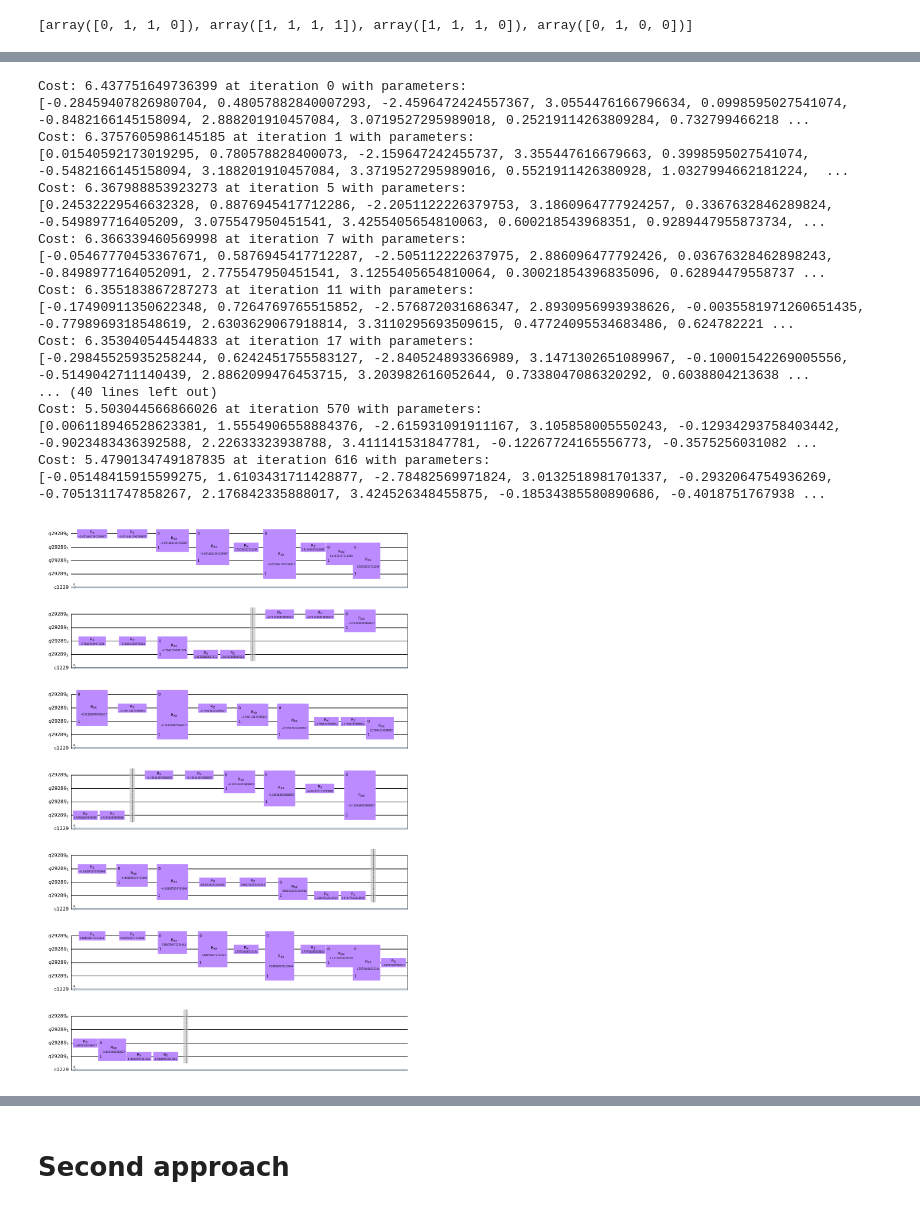
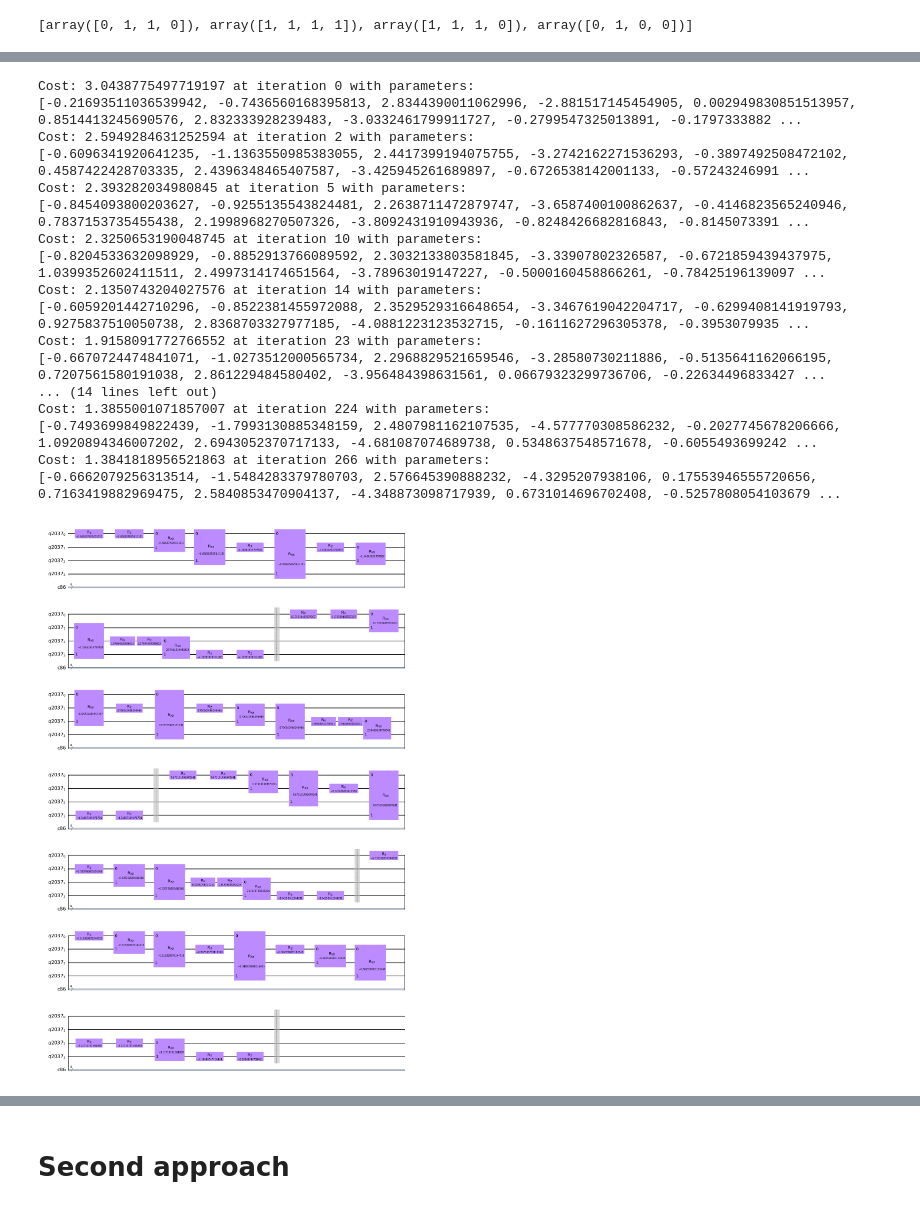
Before and after one commit to melipass/qosf-task, a Jupyter notebook: task2.ipynb, the cells around one changed output, grey strips where cells are left out. Cells and saved outputs as stored; diff of their text form; code cells hidden in the pictures.

```diff
--- a/task2.ipynb
+++ b/task2.ipynb
@@ -137,7 +141,8 @@ def theta_values_generator(layers, qubits):
         for qubit in range(qubits):
             #for i in (-(qubit)/2)*np.random.uniform(-np.pi,np.pi,[1]):
             # The RX(\theta) Qiskit gate divides by 2 so I will skip that
-            for i in -(qubit-0.001)*np.random.uniform(-np.pi,np.pi,[1]):
+            #for i in -(qubit-0.001)*np.random.uniform(-np.pi,np.pi,[1]):
+            for i in -(qubit)*np.random.uniform(-np.pi,np.pi,[1]):
                 if i < 3.14 and i > -3.14:
                     parameters.append(i)
                 elif i > 0:
@@ -188,12 +193,9 @@ print(calculated_cost)
 # %%
-def new_cost_function(qubits, epsilon, random_states, counts):
+def new_cost_function(qubits, epsilon, random_states, parameters):
     sum_of_ln = 0
-    for counted_state in range(len(counts)):
-        for i in range(qubits):
-            number_string = ''
-            for number in output_states[i]:
-                number_string += str(number)
-            sum_of_ln += np.log(np.maximum(epsilon, counts[counted_state].get(number_string, epsilon)/measurements))
+    for i in range(qubits):
+        counted_state = get_counts_for_state(random_states[i], parameters)
+        sum_of_ln += np.log(np.maximum(epsilon, counted_state.get(str(output_states[i]), epsilon)/measurements))
     result = (-1/qubits)*sum_of_ln
     return result
 
@@ -286,63 +269,59 @@ def my_optimizer(current_parameters, delta, iterations, epsilon, best_cost):
         for j in range(qubits*layers):
             if better == 1:
                 new_generated_parameters.append(generated_parameters[-1][j] + delta)
             elif better == 0:
                 new_generated_parameters.append(generated_parameters[-1][j] - delta)
             else:
                 new_generated_parameters.append(generated_parameters[-1][j] + random.uniform(-delta, delta))
-        new_counts = []
-        new_counts.append(get_counts_for_state(random_states[0], new_generated_parameters))
-        new_counts.append(get_counts_for_state(random_states[1], new_generated_parameters))
-        new_counts.append(get_counts_for_state(random_states[2], new_generated_parameters))
-        new_counts.append(get_counts_for_state(random_states[3], new_generated_parameters))
-        new_cost = new_cost_function(qubits, epsilon, random_states, new_counts)
+        new_cost = new_cost_function(qubits, epsilon, random_states, new_generated_parameters)
         if new_cost < best_cost:
             cost_history.append(new_cost)
             generated_parameters.append(new_generated_parameters)
             print("Cost: " + str(new_cost) + " at iteration " + str(i) + " with parameters:")
             print(new_generated_parameters)
             best_cost = new_cost
             better = 1
             cummulative_iterations = 0
+            delta = original_delta
         elif better == 1:
             better = 0
         else:
             better = 2
             cummulative_iterations = cummulative_iterations + 1
-            if cummulative_iterations == 30:
+            if cummulative_iterations == 20:
                 delta = delta * 1.5
-            if cummulative_iterations == 45:
+            if cummulative_iterations == 40:
                 delta = delta * 1.5
             if cummulative_iterations == 60:
-                delta = delta * 1.5
+                delta = delta * 0.2
+            if cummulative_iterations == 80:
+                delta = original_delta
             if cummulative_iterations == 100:
-                delta = original_delta
-            if cummulative_iterations == 150:
                 parameterized_best_circuit = test_circuit.bind_parameters(generated_parameters[-1])
                 return parameterized_best_circuit, generated_parameters[-1], cost_history
     parameterized_best_circuit = test_circuit.bind_parameters(generated_parameters[-1])
     return parameterized_best_circuit, generated_parameters[-1], cost_history
-last_circuit, best_parameters, cost_history = my_optimizer(theta_values_generator(layers,qubits), 0.3, 1000, 0.2, 10)
+last_circuit, best_parameters, cost_history = my_optimizer(theta_values_generator(layers,qubits), np.pi/8, 300, 0.001, 10)
 last_circuit.draw('mpl')
 # %% [output]
-Cost: 6.437751649736399 at iteration 0 with parameters:
-[-0.28459407826980704, 0.48057882840007293, -2.4596472424557367, 3.0554476166796634, 0.0998595027541074, -0.8482166145158094, 2.888201910457084, 3.0719527295989018, 0.25219114263809284, 0.732799466218 ...
-Cost: 6.3757605986145185 at iteration 1 with parameters:
-[0.01540592173019295, 0.780578828400073, -2.159647242455737, 3.355447616679663, 0.3998595027541074, -0.5482166145158094, 3.188201910457084, 3.3719527295989016, 0.5521911426380928, 1.0327994662181224,  ...
-Cost: 6.367988853923273 at iteration 5 with parameters:
-[0.24532229546632328, 0.8876945417712286, -2.2051122226379753, 3.1860964777924257, 0.3367632846289824, -0.549897716405209, 3.075547950451541, 3.4255405654810063, 0.600218543968351, 0.9289447955873734, ...
-Cost: 6.366339460569998 at iteration 7 with parameters:
-[-0.05467770453367671, 0.5876945417712287, -2.505112222637975, 2.886096477792426, 0.03676328462898243, -0.8498977164052091, 2.775547950451541, 3.1255405654810064, 0.30021854396835096, 0.62894479558737 ...
-Cost: 6.355183867287273 at iteration 11 with parameters:
-[-0.17490911350622348, 0.7264769765515852, -2.576872031686347, 2.8930956993938626, -0.0035581971260651435, -0.7798969318548619, 2.6303629067918814, 3.3110295693509615, 0.47724095534683486, 0.624782221 ...
-Cost: 6.353040544544833 at iteration 17 with parameters:
-[-0.29845525935258244, 0.6242451755583127, -2.840524893366989, 3.1471302651089967, -0.10001542269005556, -0.5149042711140439, 2.8862099476453715, 3.203982616052644, 0.7338047086320292, 0.6038804213638 ...
-... (40 lines left out)
-Cost: 5.503044566866026 at iteration 570 with parameters:
-[0.006118946528623381, 1.5554906558884376, -2.615931091911167, 3.105858005550243, -0.12934293758403442, -0.9023483436392588, 2.22633323938788, 3.411141531847781, -0.12267724165556773, -0.3575256031082 ...
-Cost: 5.4790134749187835 at iteration 616 with parameters:
-[-0.05148415915599275, 1.6103431711428877, -2.78482569971824, 3.0132518981701337, -0.2932064754936269, -0.7051311747858267, 2.176842335888017, 3.424526348455875, -0.18534385580890686, -0.4018751767938 ...
+Cost: 3.0438775497719197 at iteration 0 with parameters:
+[-0.21693511036539942, -0.7436560168395813, 2.8344390011062996, -2.881517145454905, 0.002949830851513957, 0.8514413245690576, 2.832333928239483, -3.0332461799911727, -0.2799547325013891, -0.1797333882 ...
+Cost: 2.5949284631252594 at iteration 2 with parameters:
+[-0.6096341920641235, -1.1363550985383055, 2.4417399194075755, -3.2742162271536293, -0.3897492508472102, 0.4587422428703335, 2.4396348465407587, -3.425945261689897, -0.6726538142001133, -0.57243246991 ...
+Cost: 2.393282034980845 at iteration 5 with parameters:
+[-0.8454093800203627, -0.9255135543824481, 2.2638711472879747, -3.6587400100862637, -0.4146823565240946, 0.7837153735455438, 2.1998968270507326, -3.8092431910943936, -0.8248426682816843, -0.8145073391 ...
+Cost: 2.3250653190048745 at iteration 10 with parameters:
+[-0.8204533632098929, -0.8852913766089592, 2.3032133803581845, -3.33907802326587, -0.6721859439437975, 1.0399352602411511, 2.4997314174651564, -3.78963019147227, -0.5000160458866261, -0.78425196139097 ...
+Cost: 2.1350743204027576 at iteration 14 with parameters:
+[-0.6059201442710296, -0.8522381455972088, 2.3529529316648654, -3.3467619042204717, -0.6299408141919793, 0.9275837510050738, 2.8368703327977185, -4.0881223123532715, -0.1611627296305378, -0.3953079935 ...
+Cost: 1.9158091772766552 at iteration 23 with parameters:
+[-0.6670724474841071, -1.0273512000565734, 2.2968829521659546, -3.28580730211886, -0.5135641162066195, 0.7207561580191038, 2.861229484580402, -3.956484398631561, 0.06679323299736706, -0.22634496833427 ...
+... (14 lines left out)
+Cost: 1.3855001071857007 at iteration 224 with parameters:
+[-0.7493699849822439, -1.7993130885348159, 2.4807981162107535, -4.577770308586232, -0.2027745678206666, 1.0920894346007202, 2.6943052370717133, -4.681087074689738, 0.5348637548571678, -0.6055493699242 ...
+Cost: 1.3841818956521863 at iteration 266 with parameters:
+[-0.6662079256313514, -1.5484283379780703, 2.576645390888232, -4.3295207938106, 0.17553946555720656, 0.7163419882969475, 2.5840853470904137, -4.348873098717939, 0.6731014696702408, -0.5257808054103679 ...
-[figure, old version]
+[figure, new version]
 # %%
 plt.plot(np.linspace(0,len(cost_history),len(cost_history)), cost_history)
 plt.show()
```
Also changed, not shown: parts of 12 cells of this notebook.
